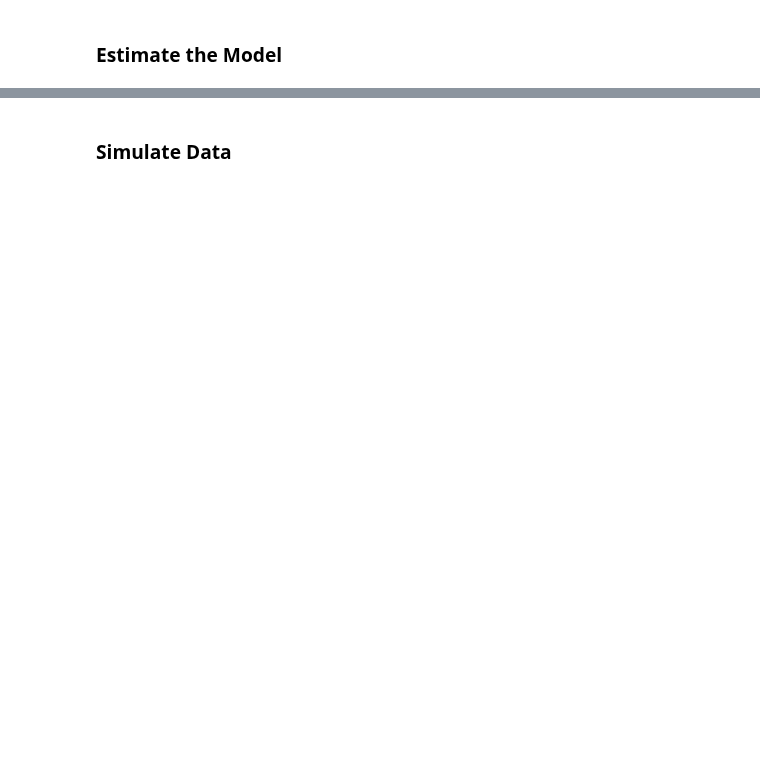
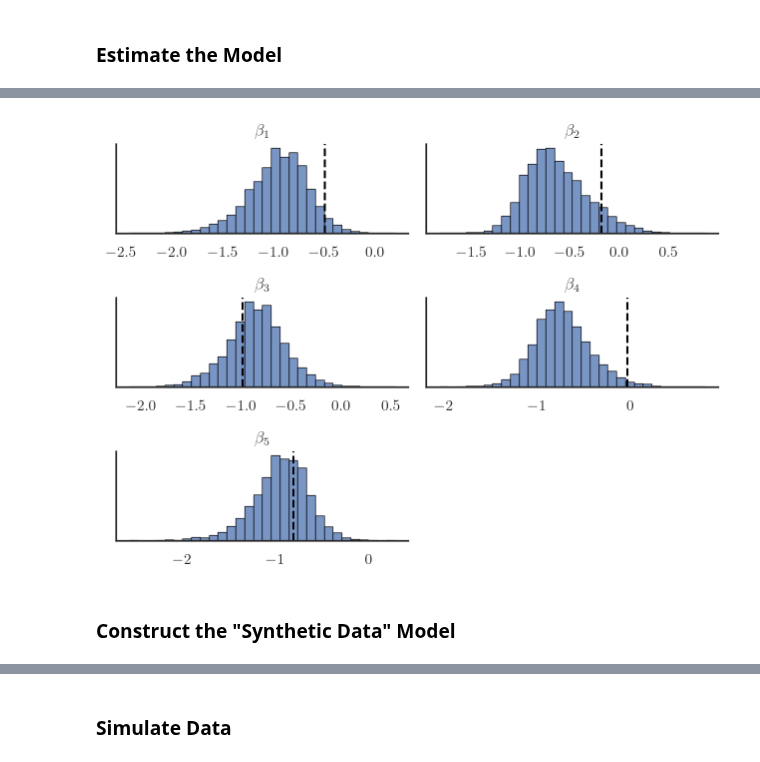
Before and after one commit to dyavorsky/likert_dualresponse, a Jupyter notebook: notebooks/likert_dualresponse.ipynb, the cells around one changed output, grey strips where cells are left out. Drawn from its saved outputs; the diff is of its cells as text; code cells hidden in the pictures; blank space fills up the shorter version.

```diff
--- a/notebooks/likert_dualresponse.ipynb
+++ b/notebooks/likert_dualresponse.ipynb
@@ -268,0 +362,13 @@ plt.show()
+# %%
+observed_inside = df["jstar"]
+observed_buy = df["t"] == df["jstar"]
+
+N = params["N"]
+J = params["J"]
+K = params["K"]
+
+coords_2 = {
+    "products": [f"product_{i}" for i in range(J)],
+    "p_factors": [f"pf_{i}" for i in range(K)],
+    "obs": range(N),
+}
@@ -268,0 +405,8 @@ plt.show()
+# %%
+with model_2:
+    idata_m2 = pm.sample(
+        5000,
+        nuts_sampler="numpyro",
+        idata_kwargs={"log_likelihood": True},
+        random_seed=100,
+    )
@@ -268,0 +427,25 @@ plt.show()
+# %%
+post = az.extract(idata_m2)
+fig, axs = plt.subplots(3, 2)
+
+for i in range(6):
+    plt.sca(axs.flatten()[i])
+    if i >= K:
+        plt.gca().axis("off")
+        continue
+    sns.histplot(
+        post["beta_pf"][i, :],
+        bins=30,
+        ec="black",
+    )
+    plt.axvline(df["latent_β_prod"][i], linestyle="dashed", color="black")
+    plt.title(rf"$\beta_{i+1}$")
+    plt.ylabel(None)
+    plt.yticks([])
+
+plt.tight_layout()
+plt.show()
+# %% [output]
+[figure, added]
+# %% [markdown]
+### Construct the "Synthetic Data" Model
```
Also changed, not shown: parts of 44 cells of this notebook.
